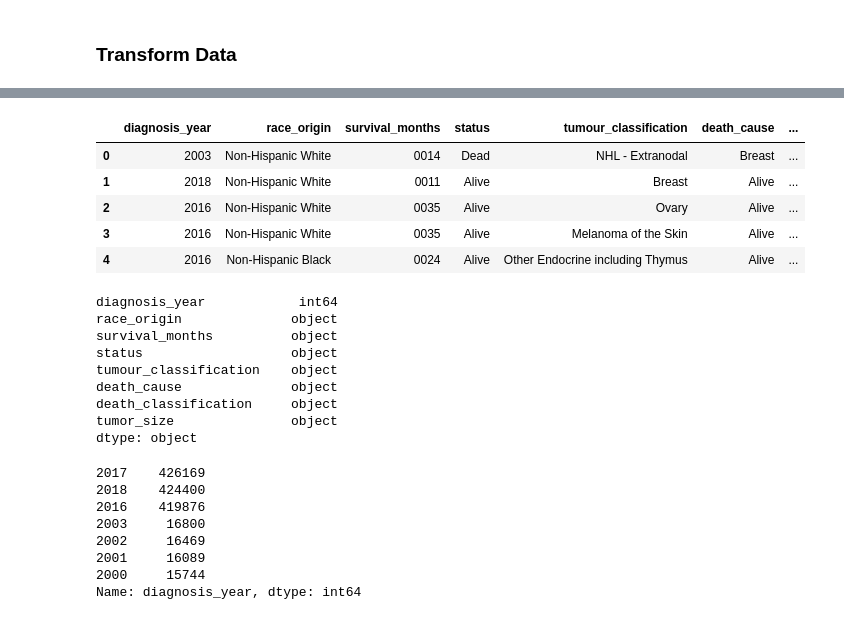
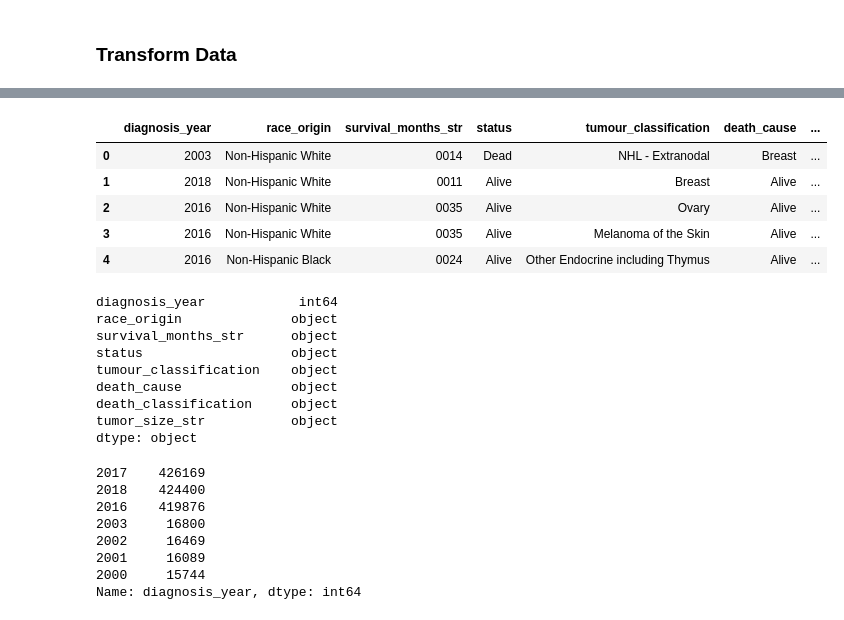
Before and after one commit to akankshakukhraniya/CancerData-Analysis-FinalProject, a Jupyter notebook: ETL/ETL_cdc.ipynb, the cells around one changed output, grey strips where cells are left out. Saved outputs shown, nothing was run; the diff lists cells and outputs as text; code cells hidden in the pictures.

```diff
--- a/ETL/ETL_cdc.ipynb
+++ b/ETL/ETL_cdc.ipynb
@@ -6,7 +6,7 @@
 import pandas as pd
 import pymongo
 from pymongo import MongoClient
-pd.set_option('display.max_rows', 1000000)
+# pd.set_option('display.max_rows', 1000)
 # %% [markdown]
 ### Extract Data
 # %%
@@ -53,12 +53,12 @@ Index(['Sex', 'Year of diagnosis',
 renamed_df = raw_df.rename(
     columns={"Year of diagnosis": "diagnosis_year",
             "Race and origin recode (NHW, NHB, NHAIAN, NHAPI, Hispanic)": "race_origin",
-             "Survival months": "survival_months",
+             "Survival months": "survival_months_str",
              "Vital status recode (study cutoff used)": "status",
              "Site recode ICD-O-3/WHO 2008": "tumour_classification",
              "COD to site recode": "death_cause",
              "SEER cause-specific death classification": "death_classification",
-             "Tumor Size Summary (2016+)":"tumor_size"
+             "Tumor Size Summary (2016+)":"tumor_size_str"
             })
 renamed_df.head()
 # %% [output]
@@ -71,11 +71,11 @@ renamed_df.head()
 5 rows × 40 columns
 # %%
 # Select important features
-selected_df = renamed_df[["diagnosis_year", "race_origin", "survival_months", "status",
-                          "tumour_classification", "death_cause", "death_classification", "tumor_size"]]
+selected_df = renamed_df[["diagnosis_year", "race_origin", "survival_months_str", "status",
+                          "tumour_classification", "death_cause", "death_classification", "tumor_size_str"]]
 selected_df.head()
 # %% [output]
-|  | diagnosis_year | race_origin | survival_months | status | tumour_classification | death_cause | ... |
+|  | diagnosis_year | race_origin | survival_months_str | status | tumour_classification | death_cause | ... |
 | 0 | 2003 | Non-Hispanic White | 0014 | Dead | NHL - Extranodal | Breast | ... |
 | 1 | 2018 | Non-Hispanic White | 0011 | Alive | Breast | Alive | ... |
 | 2 | 2016 | Non-Hispanic White | 0035 | Alive | Ovary | Alive | ... |
@@ -86,12 +86,12 @@ selected_df.dtypes
 # %% [output]
 diagnosis_year            int64
 race_origin              object
-survival_months          object
+survival_months_str      object
 status                   object
 tumour_classification    object
 death_cause              object
 death_classification     object
-tumor_size               object
+tumor_size_str           object
 dtype: object
 # %%
 # Display an overview of the diagnosis_year column
```
Also changed, not shown: parts of 15 cells of this notebook, 12 other files.
